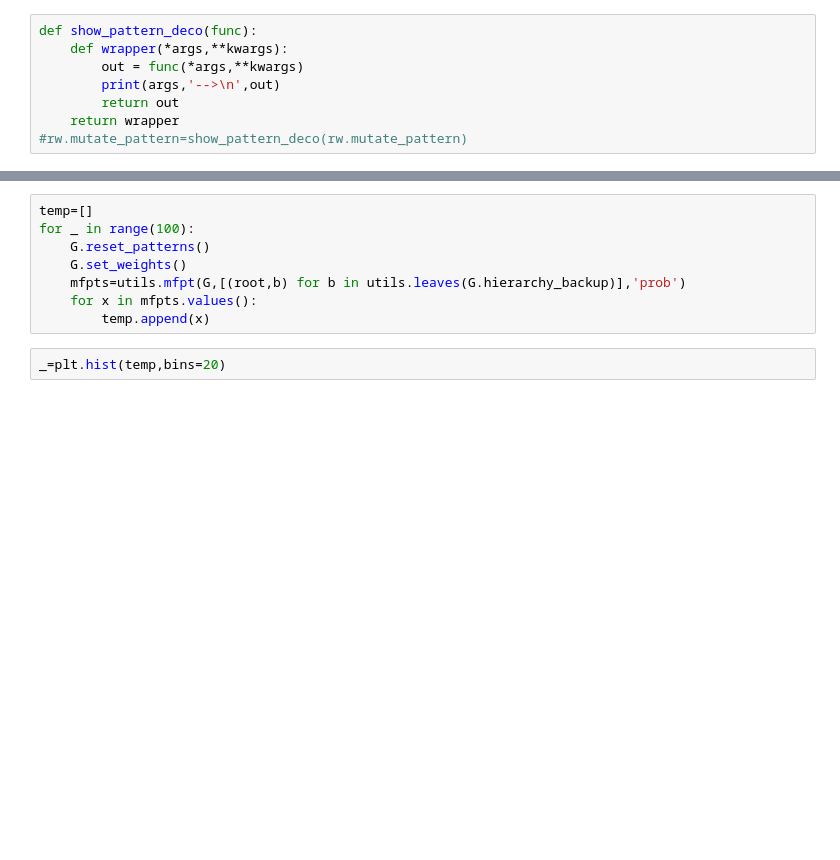
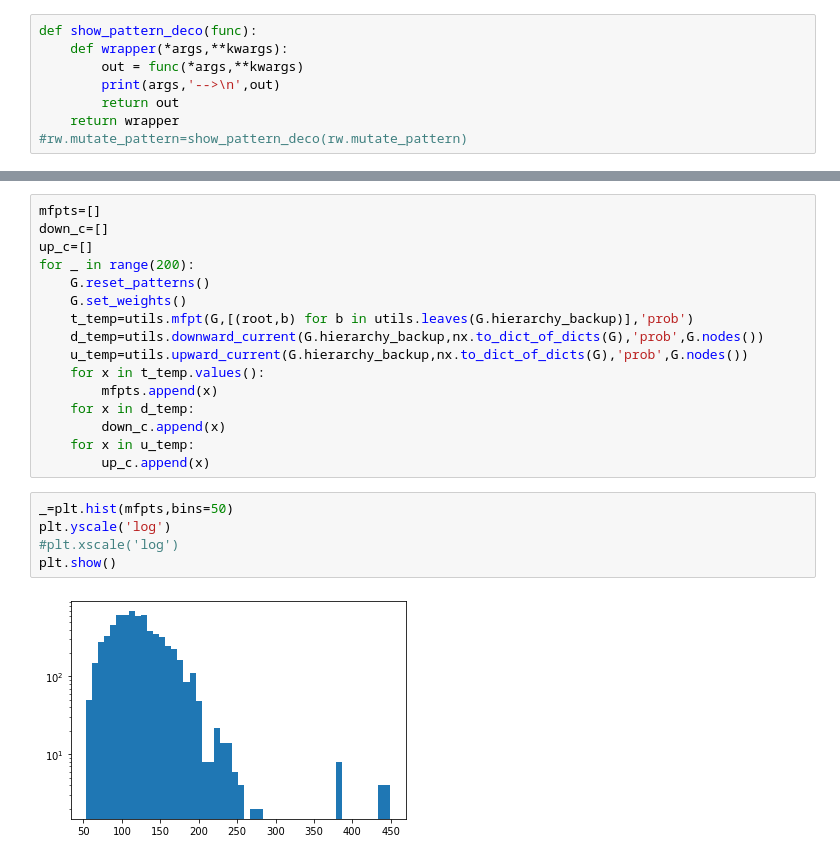
Before and after one commit to YPFoerster/pattern_walker, a Jupyter notebook: demonstrator.ipynb, the cells around one changed output, grey strips where cells are left out. Drawn from its saved outputs; the diff is of its cells as text; blank space fills up the shorter version.

```diff
--- a/demonstrator.ipynb
+++ b/demonstrator.ipynb
@@ -62,11 +74,24 @@ _=plt.hist(mfpts.values())
 # %%
-temp=[]
-for _ in range(100):
+mfpts=[]
+down_c=[]
+up_c=[]
+for _ in range(200):
     G.reset_patterns()
     G.set_weights()
-    mfpts=utils.mfpt(G,[(root,b) for b in utils.leaves(G.hierarchy_backup)],'prob')
-    for x in mfpts.values():
-        temp.append(x)
+    t_temp=utils.mfpt(G,[(root,b) for b in utils.leaves(G.hierarchy_backup)],'prob')
+    d_temp=utils.downward_current(G.hierarchy_backup,nx.to_dict_of_dicts(G),'prob',G.nodes())
+    u_temp=utils.upward_current(G.hierarchy_backup,nx.to_dict_of_dicts(G),'prob',G.nodes())
+    for x in t_temp.values():
+        mfpts.append(x)
+    for x in d_temp:
+        down_c.append(x)
+    for x in u_temp:
+        up_c.append(x)
-# %%
-_=plt.hist(temp,bins=20)
+# %%
+_=plt.hist(mfpts,bins=50)
+plt.yscale('log')
+#plt.xscale('log')
+plt.show()
+# %% [output]
+[figure, added]
 # %%
```
Also changed, not shown: parts of 6 cells of this notebook, 1 other file.
